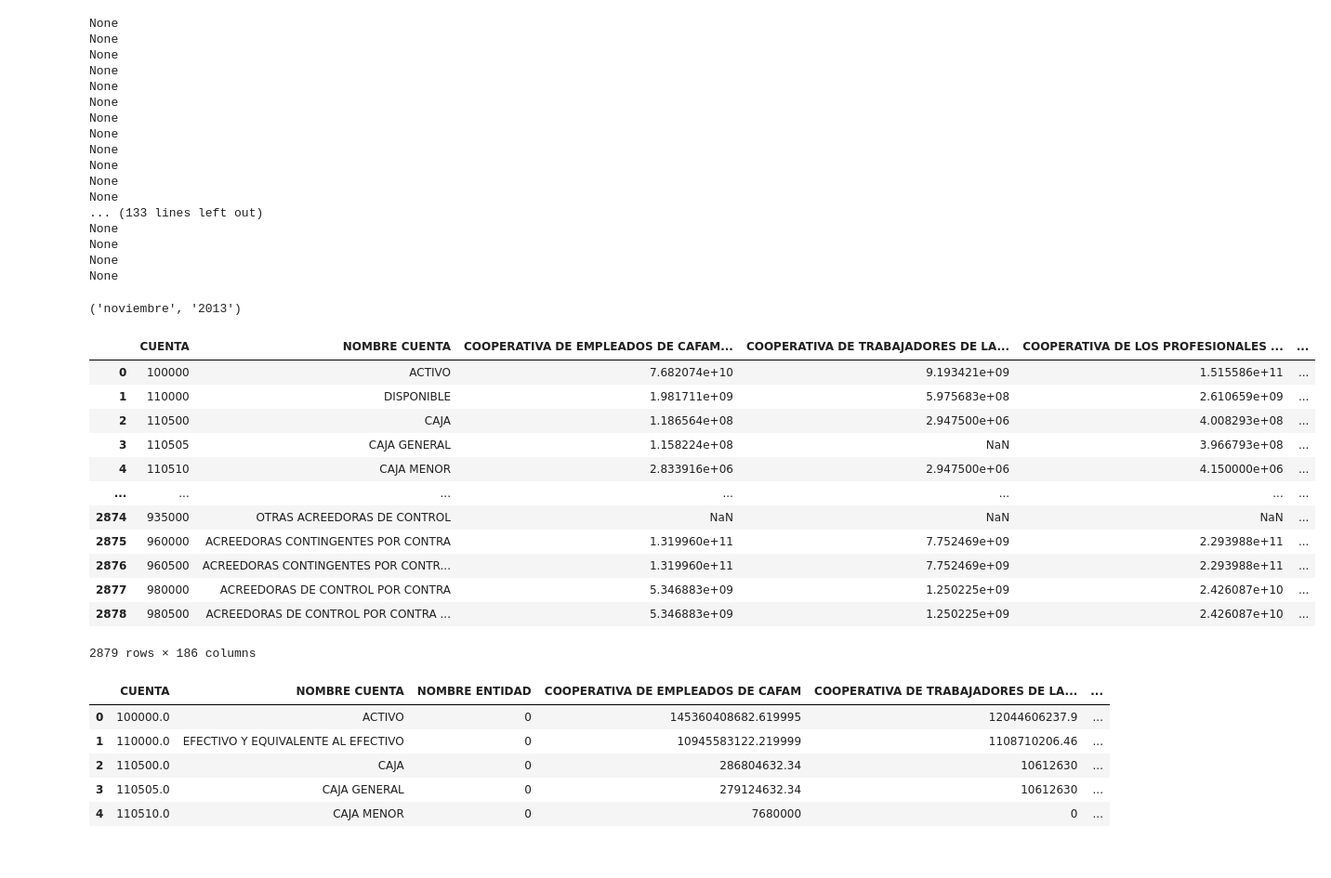
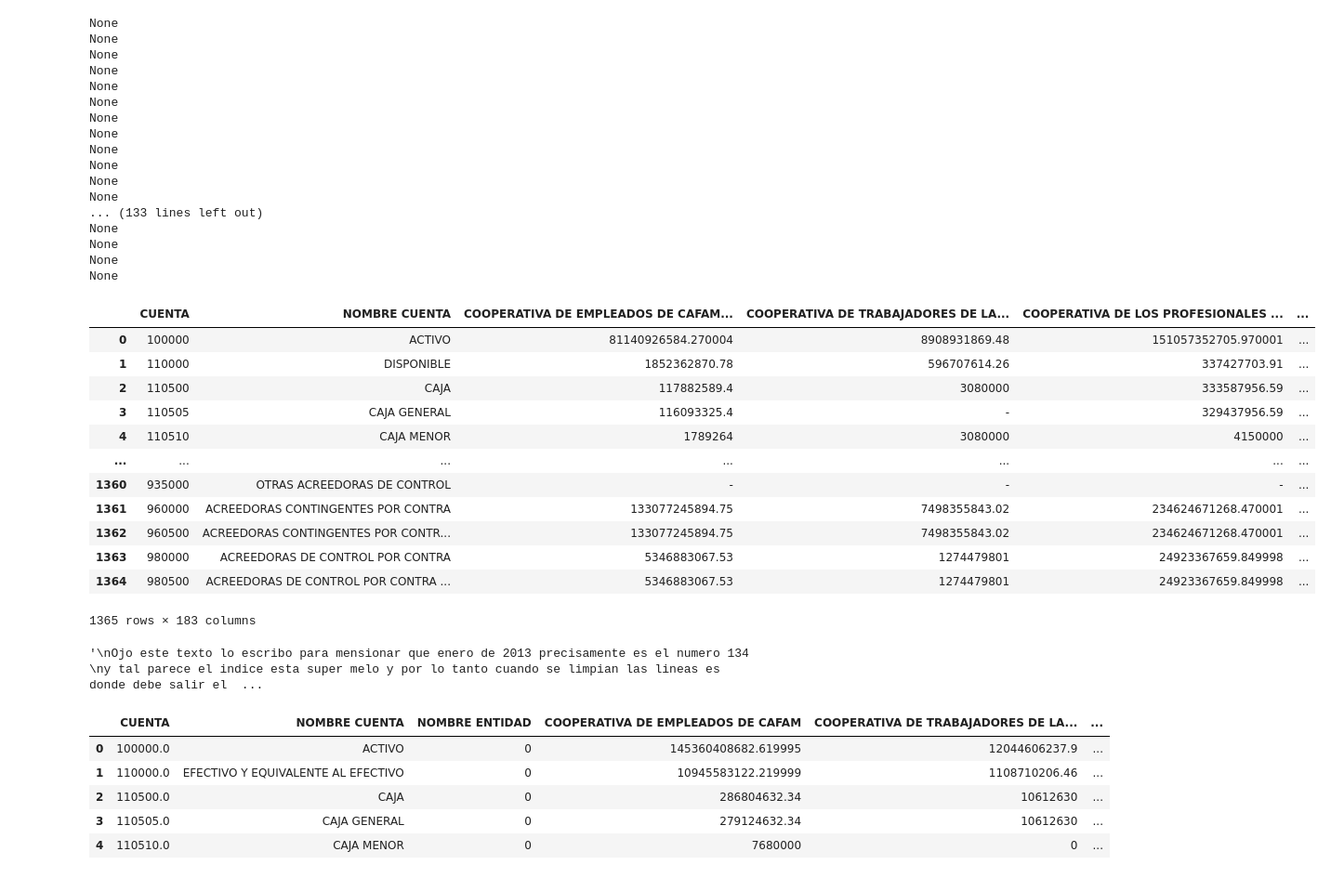
Before and after one commit to awitadelulo/CAMEL_Model_FI, a Jupyter notebook: web_Scraping.ipynb, the cells around one changed output. Shown: that part at 93% size. Cells and saved outputs as stored; diff of their text form; code cells hidden in the pictures.

```diff
--- a/web_Scraping.ipynb
+++ b/web_Scraping.ipynb
@@ -113,11 +113,8 @@ def extraer_valores_head(path):
     lista_columnas_2 = dataframe['Unnamed: 1'].dropna().values.flatten().tolist()
     lista_columnas = lista_columnas_1 + lista_columnas_2
     lista_columnas = list(map(str, lista_columnas))
+    lista_columnas = [col for col in lista_columnas if 'informacion' not in sin_tildes(texto=col.lower())]
 
-    # Filtrar los elementos que no contengan la palabra "actualizada" (ignorando mayúsculas/minúsculas)
-    lista_columnas = [col for col in lista_columnas if 'actualizada' not in sin_tildes(texto=col.lower())]
-    lista_columnas = [col for col in lista_columnas if 'nota' not in sin_tildes(col.lower())]
-    lista_columnas = [col for col in lista_columnas if 'generada' not in sin_tildes(texto=col.lower())]
 
 
     return lista_columnas
@@ -238,30 +245,37 @@ nombres_archivos = [f for f in os.listdir(carpeta) if os.path.isfile(os.path.joi
 # %%
-szs="Data_historico/f_puc_financiera_301102013_28012014_0_0_1.xls"
-text=extraer_valores_head(path=szs)
-extraer_mes_ano(text)
+szs="Data_historico/f_puc_financiera_31012014_31032014_0_1.xls"
+#text=extraer_valores_head(path=szs)
+#extraer_mes_ano(text)
+ll=["f_puc_financiera_31012014_31032014_0_1.xls"]
+list_prueba=read_excels(list_name_excel=ll,
+                        carpeta=carpeta)
+list_prueba[0]
 # %% [output]
+|  | CUENTA | NOMBRE CUENTA | COOPERATIVA DE EMPLEADOS DE CAFAM... | COOPERATIVA DE TRABAJADORES DE LA... | COOPERATIVA DE LOS PROFESIONALES ... | ... |
+| 0 | 100000 | ACTIVO | 81140926584.270004 | 8908931869.48 | 151057352705.970001 | ... |
+| 1 | 110000 | DISPONIBLE | 1852362870.78 | 596707614.26 | 337427703.91 | ... |
+| 2 | 110500 | CAJA | 117882589.4 | 3080000 | 333587956.59 | ... |
+| 3 | 110505 | CAJA GENERAL | 116093325.4 | - | 329437956.59 | ... |
+| 4 | 110510 | CAJA MENOR | 1789264 | 3080000 | 4150000 | ... |
+| ... | ... | ... | ... | ... | ... | ... |
+| 1360 | 935000 | OTRAS ACREEDORAS DE CONTROL | - | - | - | ... |
+| 1361 | 960000 | ACREEDORAS CONTINGENTES POR CONTRA | 133077245894.75 | 7498355843.02 | 234624671268.470001 | ... |
+| 1362 | 960500 | ACREEDORAS CONTINGENTES POR CONTR... | 133077245894.75 | 7498355843.02 | 234624671268.470001 | ... |
+| 1363 | 980000 | ACREEDORAS DE CONTROL POR CONTRA | 5346883067.53 | 1274479801 | 24923367659.849998 | ... |
+| 1364 | 980500 | ACREEDORAS DE CONTROL POR CONTRA ... | 5346883067.53 | 1274479801 | 24923367659.849998 | ... |
-('noviembre', '2013')
+1365 rows × 183 columns
-# %%
-n_=["f_puc_financiera_301102013_28012014_0_0_1.xls"]
-ll=read_excels(list_name_excel=n_,carpeta=carpeta)
-ll[0]
-# %% [output]
-|  | CUENTA | NOMBRE CUENTA | COOPERATIVA DE EMPLEADOS DE CAFAM... | COOPERATIVA DE TRABAJADORES DE LA... | COOPERATIVA DE LOS PROFESIONALES ... | ... |
-| 0 | 100000 | ACTIVO | 7.682074e+10 | 9.193421e+09 | 1.515586e+11 | ... |
-| 1 | 110000 | DISPONIBLE | 1.981711e+09 | 5.975683e+08 | 2.610659e+09 | ... |
-| 2 | 110500 | CAJA | 1.186564e+08 | 2.947500e+06 | 4.008293e+08 | ... |
-| 3 | 110505 | CAJA GENERAL | 1.158224e+08 | NaN | 3.966793e+08 | ... |
-| 4 | 110510 | CAJA MENOR | 2.833916e+06 | 2.947500e+06 | 4.150000e+06 | ... |
-| ... | ... | ... | ... | ... | ... | ... |
-| 2874 | 935000 | OTRAS ACREEDORAS DE CONTROL | NaN | NaN | NaN | ... |
-| 2875 | 960000 | ACREEDORAS CONTINGENTES POR CONTRA | 1.319960e+11 | 7.752469e+09 | 2.293988e+11 | ... |
-| 2876 | 960500 | ACREEDORAS CONTINGENTES POR CONTR... | 1.319960e+11 | 7.752469e+09 | 2.293988e+11 | ... |
-| 2877 | 980000 | ACREEDORAS DE CONTROL POR CONTRA | 5.346883e+09 | 1.250225e+09 | 2.426087e+10 | ... |
-| 2878 | 980500 | ACREEDORAS DE CONTROL POR CONTRA ... | 5.346883e+09 | 1.250225e+09 | 2.426087e+10 | ... |
-2879 rows × 186 columns
 # %%
 list_excel=read_excels(list_name_excel=nombres_archivos,
                         carpeta=carpeta)
+# %%
+"""
+Ojo este texto lo escribo para mensionar que enero de 2013 precisamente es el numero 134
+y tal parece el indice esta super melo y por lo tanto cuando se limpian las lineas es donde debe salir el error,
+efectivament en la casilla de abajo estaba el error
+"""
+#list_excel[121]
+# %% [output]
+'\nOjo este texto lo escribo para mensionar que enero de 2013 precisamente es el numero 134 \ny tal parece el indice esta super melo y por lo tanto cuando se limpian las lineas es donde debe salir el  ...
 # %%
 list_excel_limpio=[]
 for df in list_excel:
```
Also changed, not shown: parts of 6 cells of this notebook, 2 other files.
